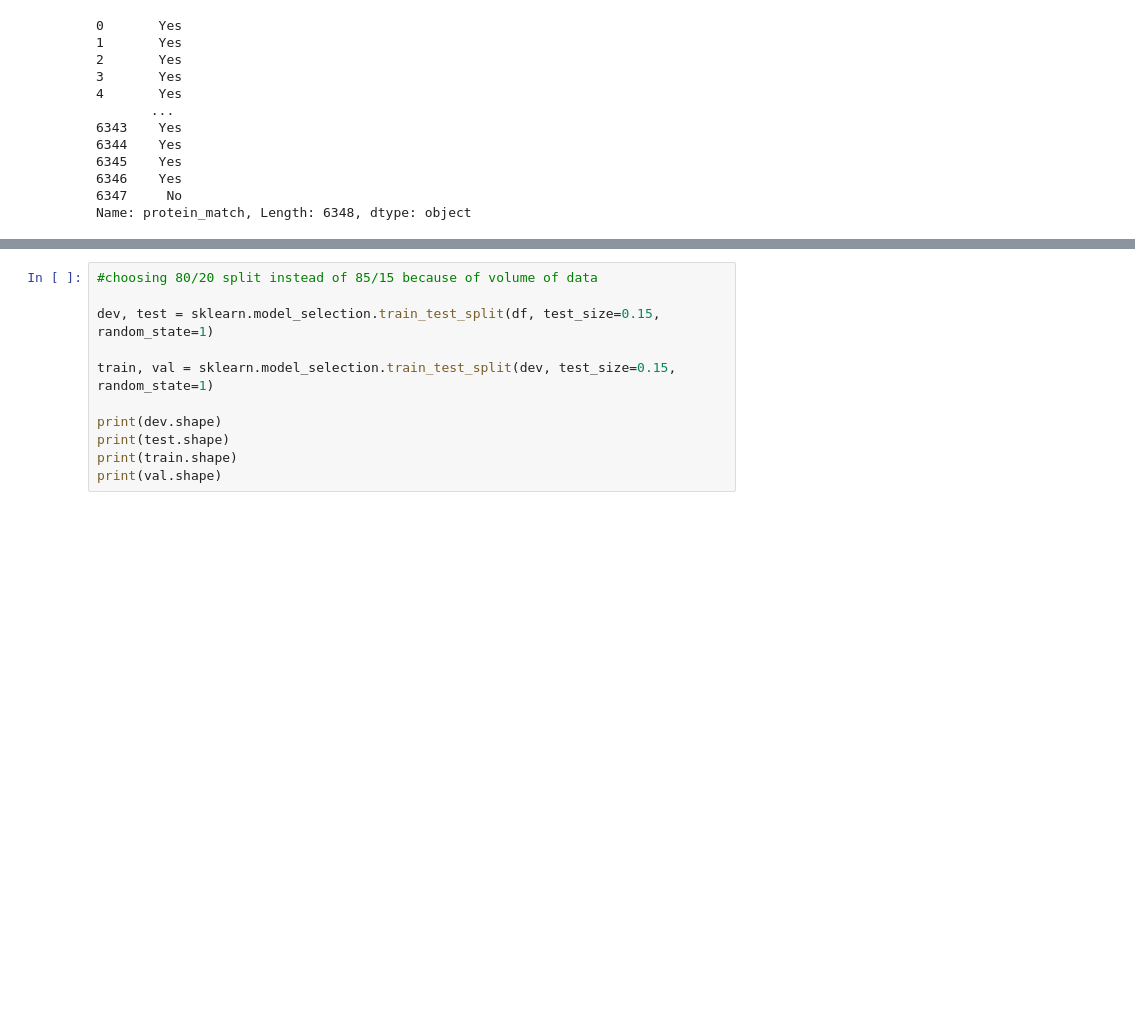
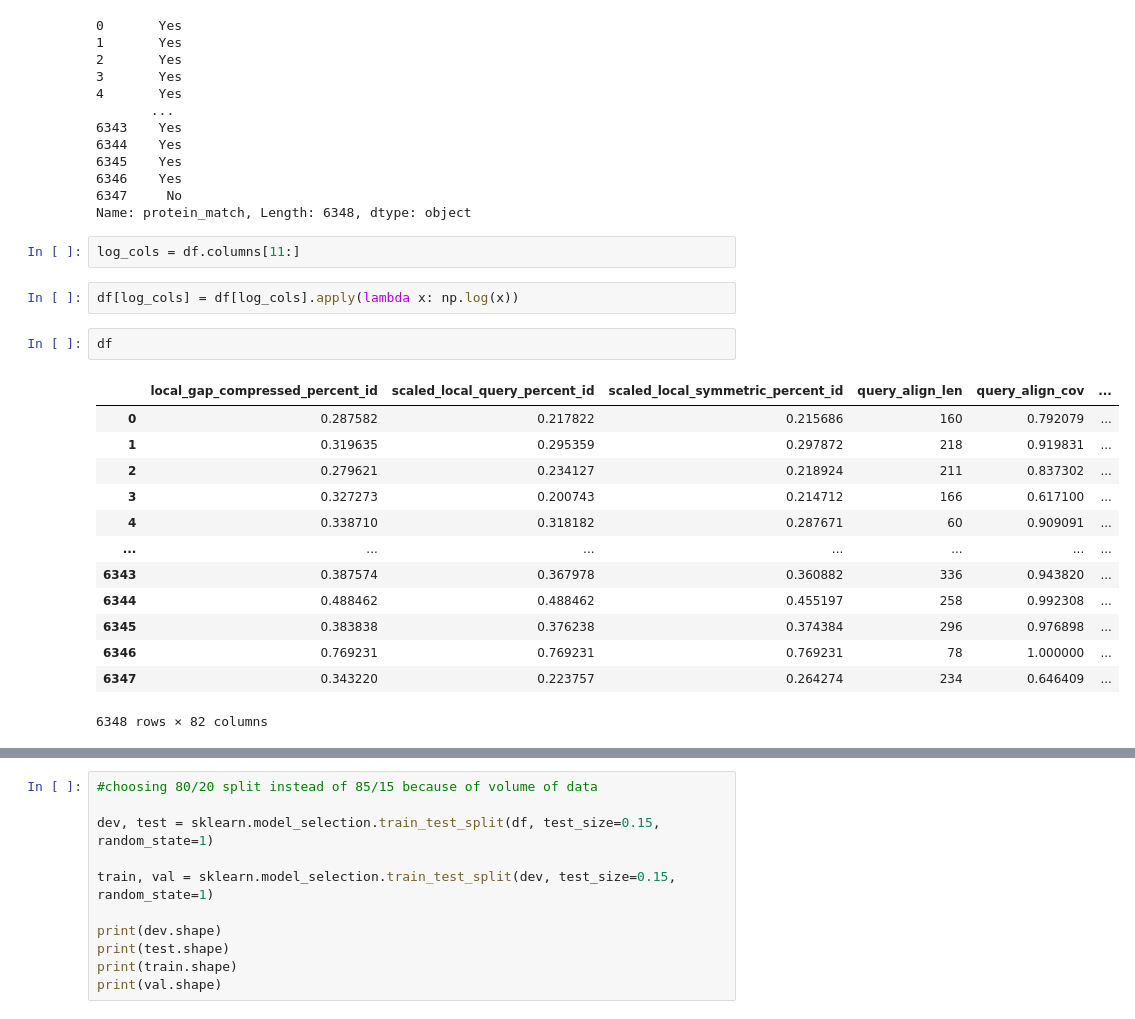
Before and after one commit to learn2therm/PairProphet, a Jupyter notebook: notebooks/iFeature_exploration_twosequences.ipynb, the cells around one changed output, grey strips where cells are left out. Drawn from its saved outputs; the diff is of its cells as text; blank space fills up the shorter version.

```diff
--- a/notebooks/iFeature_exploration_twosequences.ipynb
+++ b/notebooks/iFeature_exploration_twosequences.ipynb
@@ -657,3 +660,23 @@ df['protein_match']
 6346    Yes
 6347     No
 Name: protein_match, Length: 6348, dtype: object
+# %%
+log_cols = df.columns[11:]
+# %%
+df[log_cols] = df[log_cols].apply(lambda x: np.log(x))
+# %%
+df
+# %% [output]
+|  | local_gap_compressed_percent_id | scaled_local_query_percent_id | scaled_local_symmetric_percent_id | query_align_len | query_align_cov | ... |
+| 0 | 0.287582 | 0.217822 | 0.215686 | 160 | 0.792079 | ... |
+| 1 | 0.319635 | 0.295359 | 0.297872 | 218 | 0.919831 | ... |
+| 2 | 0.279621 | 0.234127 | 0.218924 | 211 | 0.837302 | ... |
+| 3 | 0.327273 | 0.200743 | 0.214712 | 166 | 0.617100 | ... |
+| 4 | 0.338710 | 0.318182 | 0.287671 | 60 | 0.909091 | ... |
+| ... | ... | ... | ... | ... | ... | ... |
+| 6343 | 0.387574 | 0.367978 | 0.360882 | 336 | 0.943820 | ... |
+| 6344 | 0.488462 | 0.488462 | 0.455197 | 258 | 0.992308 | ... |
+| 6345 | 0.383838 | 0.376238 | 0.374384 | 296 | 0.976898 | ... |
+| 6346 | 0.769231 | 0.769231 | 0.769231 | 78 | 1.000000 | ... |
+| 6347 | 0.343220 | 0.223757 | 0.264274 | 234 | 0.646409 | ... |
+6348 rows × 82 columns
```
Also changed, not shown: parts of 5 cells of this notebook.
